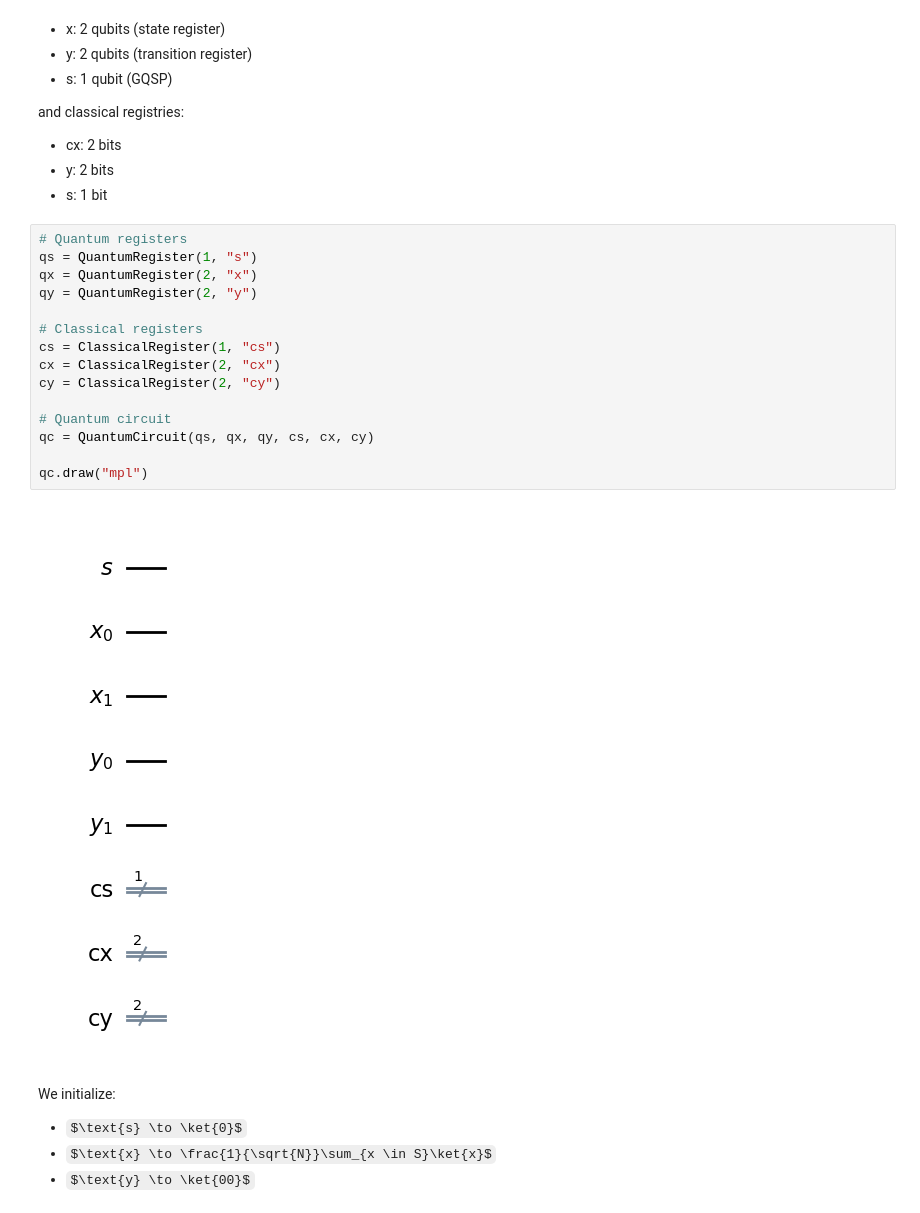
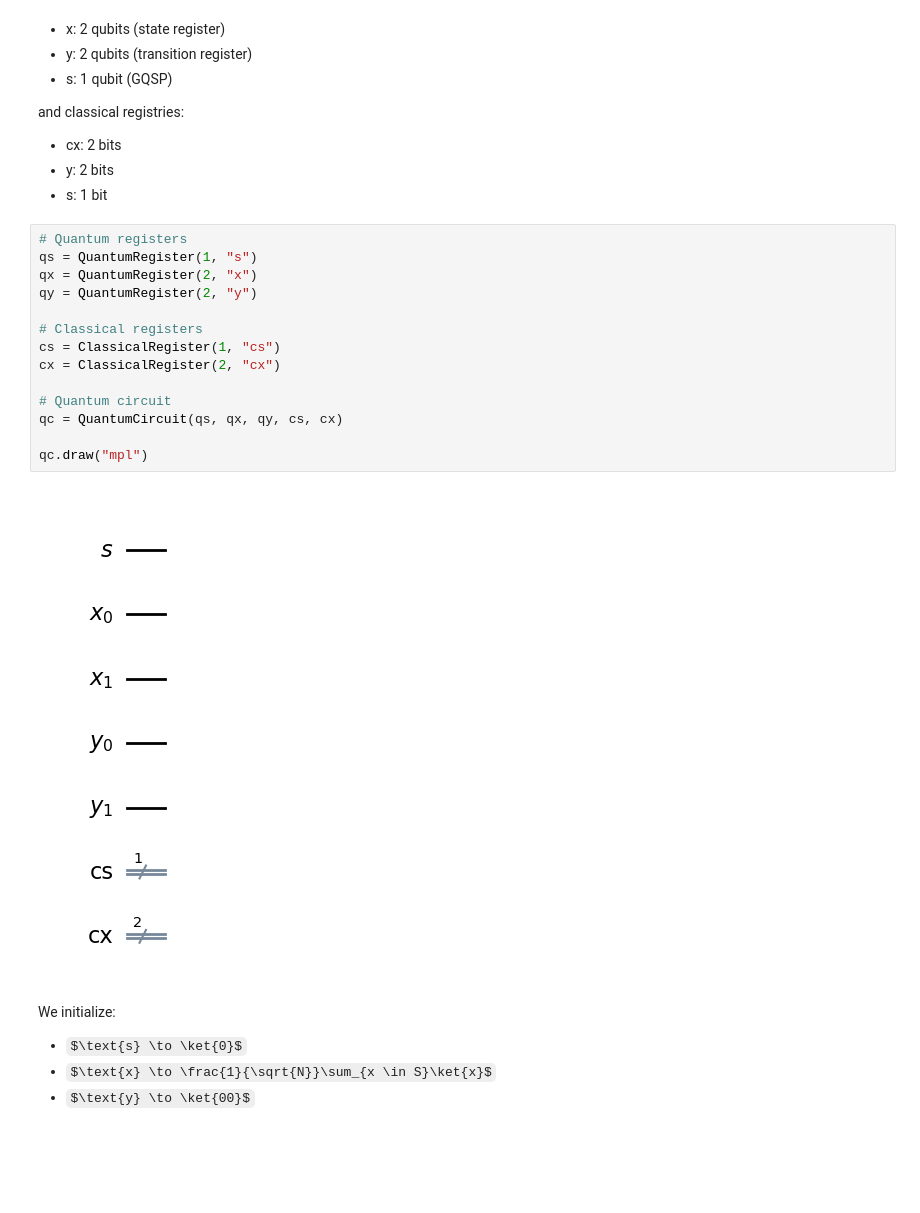
Before and after one commit to frafino/Quantum-Speedup-for-Nonreversible-Markov-Chains, a Jupyter notebook: 01_lazy_birthdeath_chain.ipynb, the cells around one changed output. Saved outputs shown, nothing was run; the diff lists cells and outputs as text; some formulas as TeX source; blank space fills up the shorter version.

```diff
--- a/01_lazy_birthdeath_chain.ipynb
+++ b/01_lazy_birthdeath_chain.ipynb
@@ -442,20 +452,19 @@ and classical registries:
 # %%
 # Quantum registers
 qs = QuantumRegister(1, "s")
 qx = QuantumRegister(2, "x")
 qy = QuantumRegister(2, "y")
 
 # Classical registers
 cs = ClassicalRegister(1, "cs")
 cx = ClassicalRegister(2, "cx")
-cy = ClassicalRegister(2, "cy")
 
 # Quantum circuit
-qc = QuantumCircuit(qs, qx, qy, cs, cx, cy)
+qc = QuantumCircuit(qs, qx, qy, cs, cx)
 
 qc.draw("mpl")
 # %% [output]
-[figure, old version]
+[figure, new version]
 # %% [markdown]
 We initialize:
 - $\text{s} \to \ket{0}$
```
Also changed, not shown: parts of 30 cells of this notebook.
